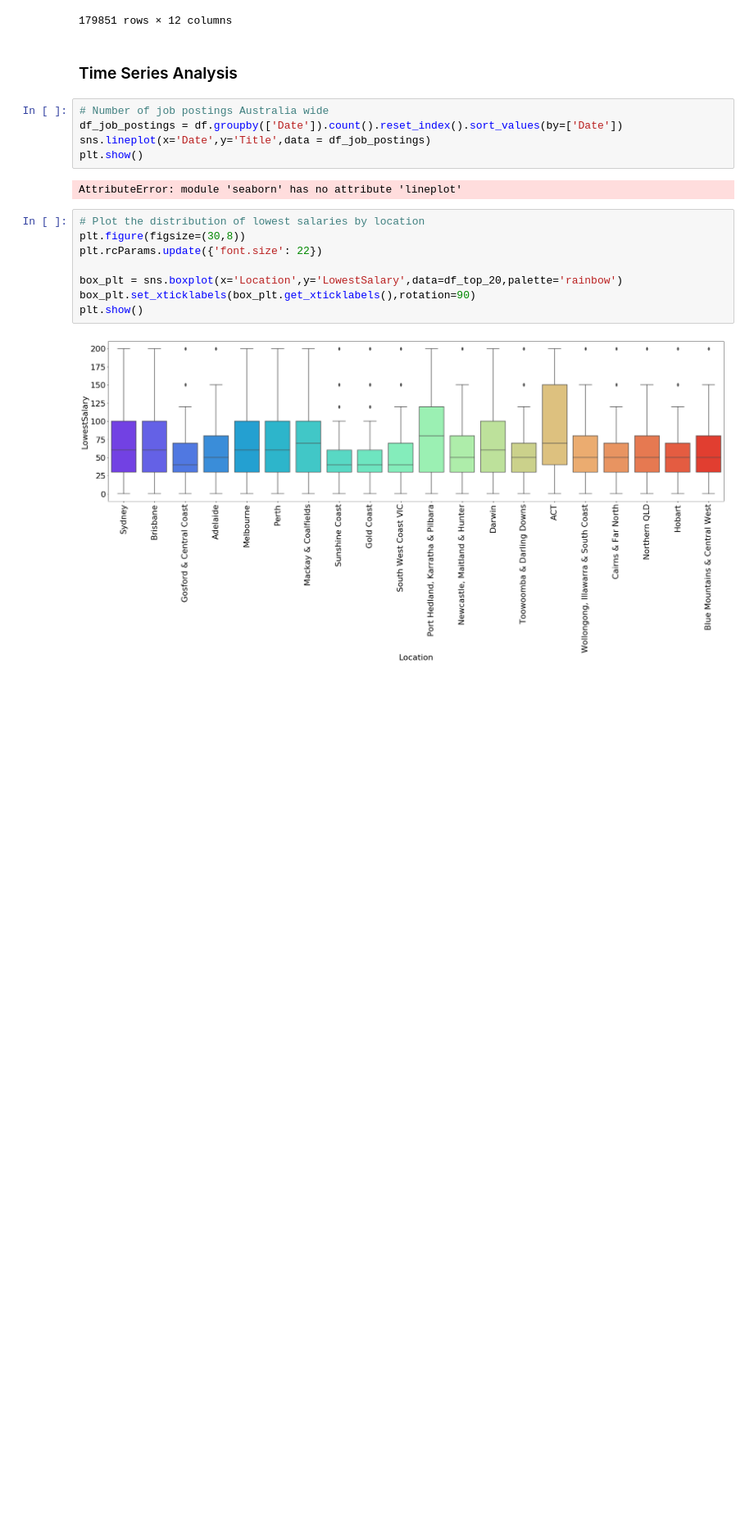
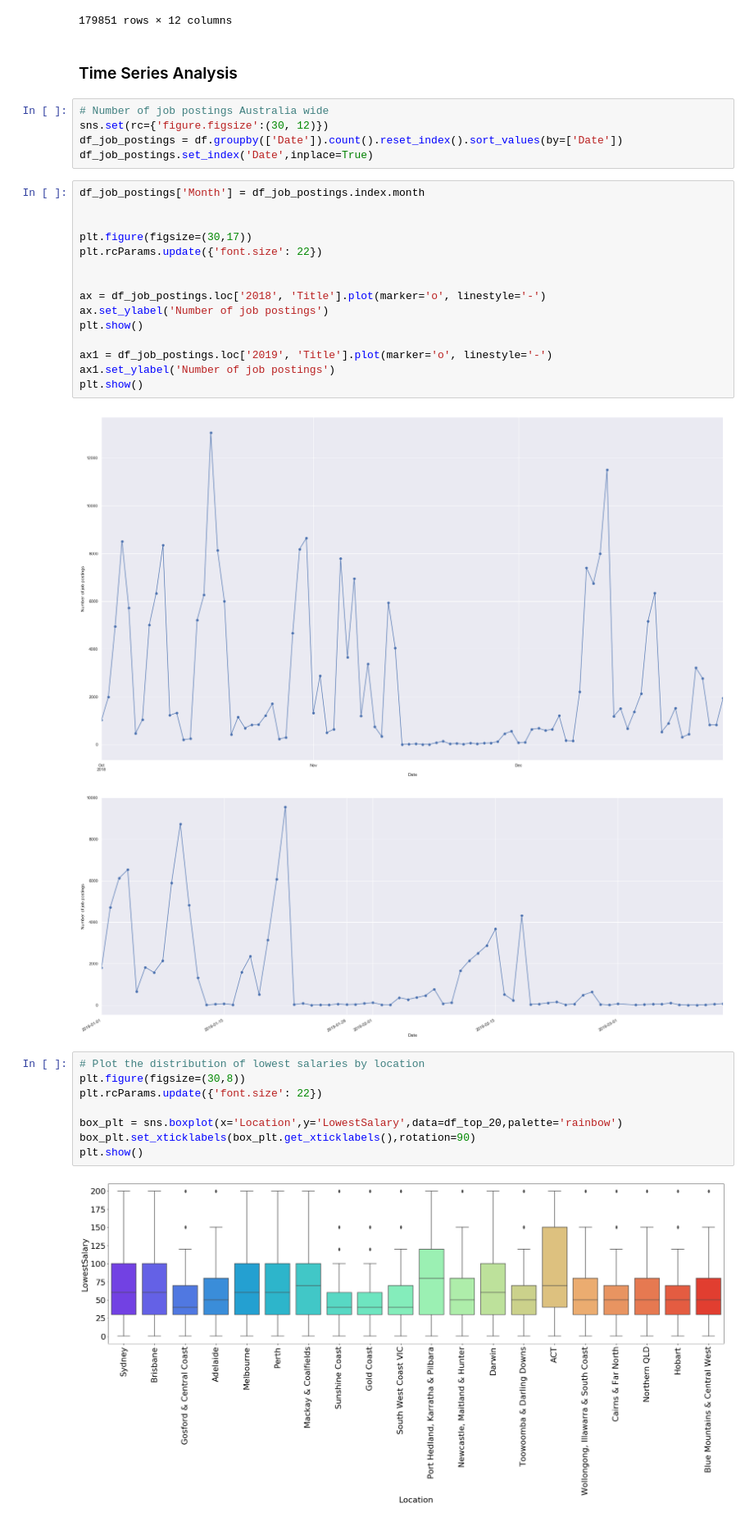
Before and after one commit to longuyen10119/bigDataAssignment, a Jupyter notebook: 3803assignment.ipynb, the cells around one changed output. Shown at 82% size. Saved outputs shown, nothing was run; the diff lists cells and outputs as text; blank space fills up the shorter version.

```diff
--- a/3803assignment.ipynb
+++ b/3803assignment.ipynb
@@ -252,11 +252,27 @@ df_top_20
 ### Time Series Analysis
 # %%
 # Number of job postings Australia wide
+sns.set(rc={'figure.figsize':(30, 12)})
 df_job_postings = df.groupby(['Date']).count().reset_index().sort_values(by=['Date'])
-sns.lineplot(x='Date',y='Title',data = df_job_postings)
-plt.show()
+df_job_postings.set_index('Date',inplace=True)
-# %% [output]
-AttributeError: module 'seaborn' has no attribute 'lineplot'
+# %%
+df_job_postings['Month'] = df_job_postings.index.month
+
+
+plt.figure(figsize=(30,17))
+plt.rcParams.update({'font.size': 22})
+
+
+ax = df_job_postings.loc['2018', 'Title'].plot(marker='o', linestyle='-')
+ax.set_ylabel('Number of job postings')
+plt.show()
+
+ax1 = df_job_postings.loc['2019', 'Title'].plot(marker='o', linestyle='-')
+ax1.set_ylabel('Number of job postings')
+plt.show()
+# %% [output]
+[figure, added]
+[figure, added]
 # %%
 # Plot the distribution of lowest salaries by location
 plt.figure(figsize=(30,8))
```
Also changed, not shown: parts of 3 cells of this notebook.
